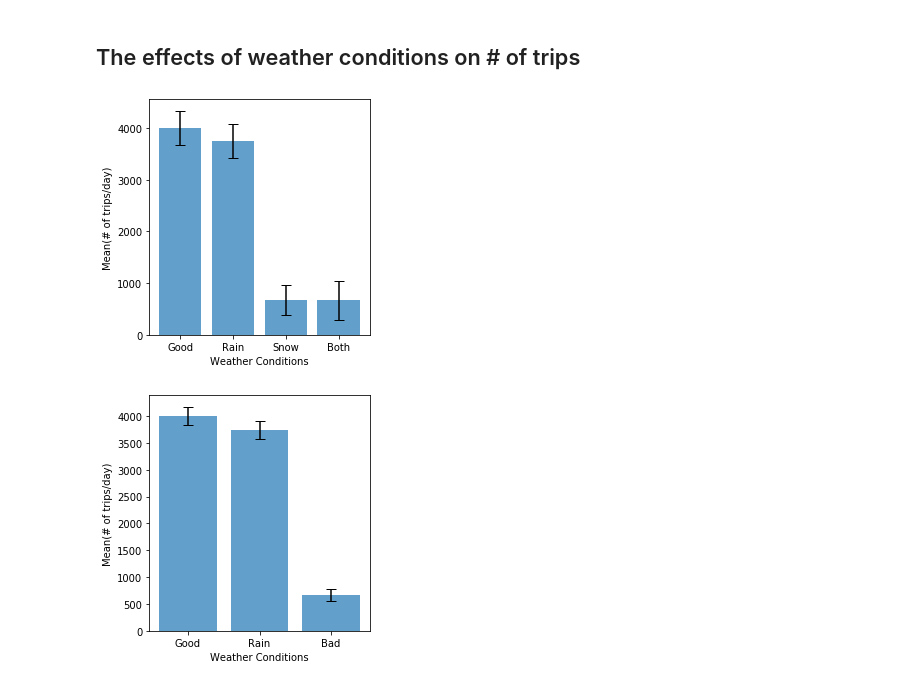
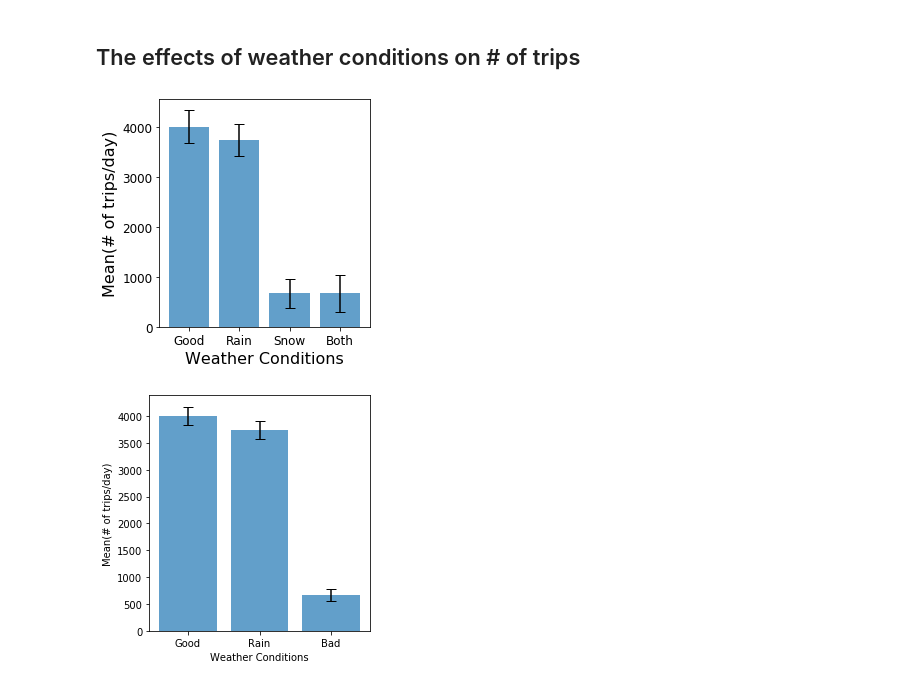
Before and after one commit to alirezasdg1/Bike-Sharing, a Jupyter notebook: Bike_Sharing_Code.ipynb, the cells around one changed output. Cells and saved outputs as stored; diff of their text form; code cells hidden in the pictures.

```diff
--- a/Bike_Sharing_Code.ipynb
+++ b/Bike_Sharing_Code.ipynb
@@ -366,13 +366,18 @@ y_std_weather = [Weather_good_mean_CI[1],Weather_rain_mean_CI[1],Weather_snow_me
 # %%
 fig, ax = plt.subplots(figsize=(4,4))
 
 ax.bar(x_weather, y_mean_weather, yerr=y_std_weather, align='center', alpha=0.7, ecolor='black', capsize=5)
 
-ax.set_xlabel('Weather Conditions')
-ax.set_ylabel('Mean(# of trips/day)')
+ax.set_xlabel('Weather Conditions',fontsize=16)
+ax.set_ylabel('Mean(# of trips/day)',fontsize=16)
+ax.tick_params(axis='both', which='major', labelsize=12)
+
 plt.tight_layout()
+
+
+fig.savefig('src/figs/Weather_conditions.png')
 # %% [output]
-[figure, old version]
+[figure, new version]
 # %%
 x_weather_1 = ['Good','Rain','Bad']
 
```
Also changed, not shown: 2 other files.
